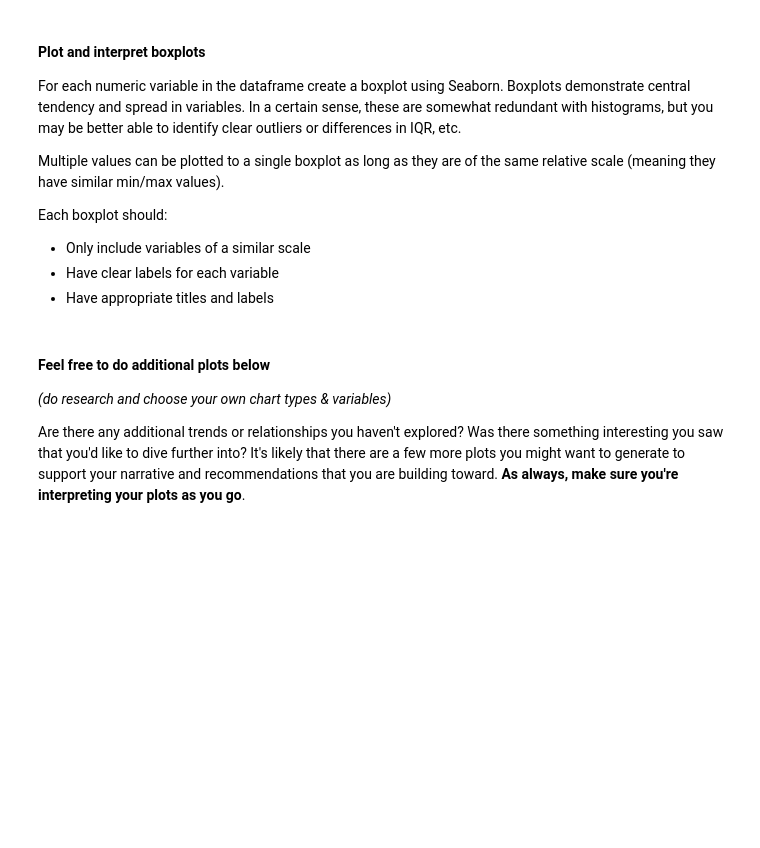
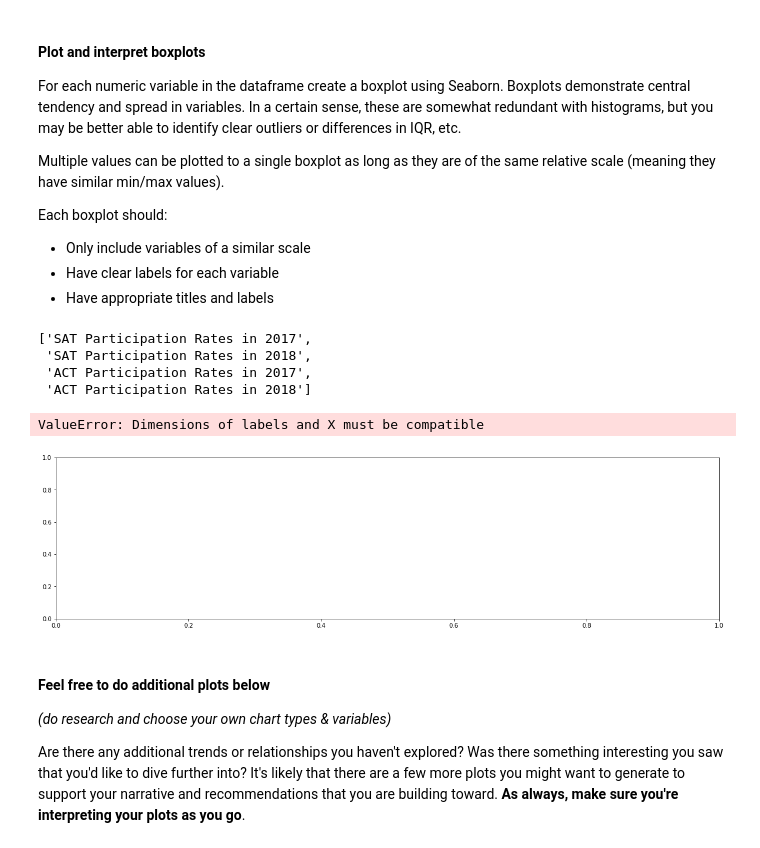
Before and after one commit to justinaugust/which-state-next, a Jupyter notebook: code/starter-code.ipynb, the cells around one changed output. Saved outputs shown, nothing was run; the diff lists cells and outputs as text; code cells hidden in the pictures; blank space fills up the shorter version.

```diff
--- a/code/starter-code.ipynb
+++ b/code/starter-code.ipynb
@@ -847,6 +868,27 @@ We have data for two tests for two years. We only have composite (and not subtes
 [Helpful Link for Plotting Multiple Figures](https://matplotlib.org/users/pyplot_tutorial.html#working-with-multiple-figures-and-axes)
 
 Here's some starter code:
+# %%
+## CREATING A DICTIONARY TO REFERENCE FOR VALUE LABELS
+global column_desc_dict
+descs = ['ACT Participation Rates in 2018',
+ 'ACT Composite Scores in 2018',
+ 'SAT Participation Rates in 2018',
+ 'SAT Reading & Writing Scores in 2018',
+ 'SAT Math Scores in 2018',
+ 'SAT Composite Scores in 2018',
+ 'ACT Participation Rates in 2017',
+ 'ACT English Scores in 2017',
+ 'ACT Math Scores in 2017',
+ 'ACT Reading Scores in 2017',
+ 'ACT Science Scores in 2017',
+ 'ACT Composite Scores in 2017',
+ 'SAT Participation Rates in 2017',
+ 'SAT Reading & Writing Scores in 2017',
+ 'SAT Math Scores in 2017',
+ 'SAT Composite Scores in 2017'
+]
+column_desc_dict = dict(zip(combined.columns,descs))
 # %%
 def subplot_histograms(dataframe, list_of_columns, list_of_titles, list_of_xlabels):
     nrows = int(np.ceil(len(list_of_columns)/2)) # Makes sure you have enough rows
@@ -899,3 +1089,45 @@ Each boxplot should:
+# %%
+box_dict = {
+    'Participation Rates':
+    ['sat_participation_rate_2017',
+     'sat_participation_rate_2018',
+     'act_participation_rate_2017',
+     'act_participation_rate_2018',
+    ],
+
+
+
+    'SAT Math and Verbal Scores':
+        ['sat_math_2017',
+        'sat_math_2018',
+         'sat_reading_writing_2017',
+         'sat_reading_writing_2018'
+        ]
+}
+#boxplot_subplots(combined,box_dict);
+# %% [output]
+['SAT Participation Rates in 2017',
+ 'SAT Participation Rates in 2018',
+ 'ACT Participation Rates in 2017',
+ 'ACT Participation Rates in 2018']
+# %%
+
+redsquare = dict(markerfacecolor='r', marker='s')
+cols = ['sat_participation_rate_2017',
+     'sat_participation_rate_2018',
+     'act_participation_rate_2017',
+     'act_participation_rate_2018'
+    ]
+plt.figure(figsize=(20,5))
+sns.boxplot(data=combined[cols],
+                     flierprops=redsquare,
+                    labels = [column_desc_dict[col] for col in cols]
+
+                     )
+#plt.set_title('Test Participation Rates',fontsize = 20,)
+# %% [output]
+ValueError: Dimensions of labels and X must be compatible
+[figure, added]
 # %% [markdown]
 #### Feel free to do additional plots below
 *(do research and choose your own chart types & variables)*
```
Also changed, not shown: parts of 13 cells of this notebook.
